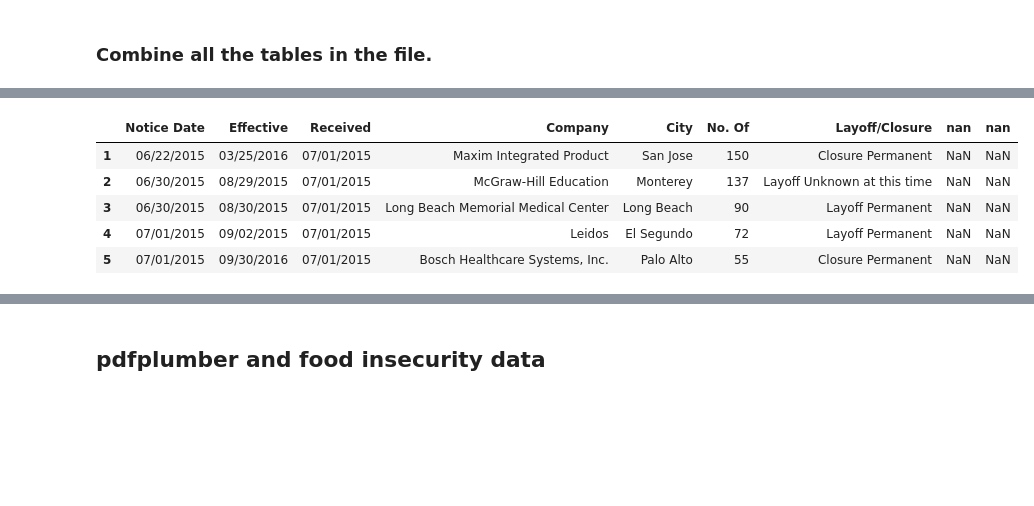
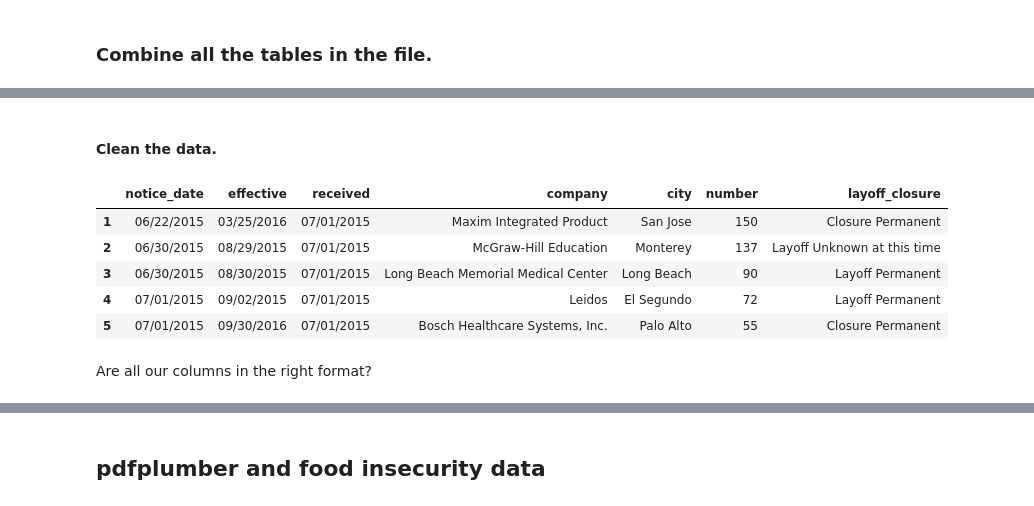
Before and after one commit to JoeYerardi/data-plus-narrative-2019-advanced-data-from-documents, a Jupyter notebook: pdf-conversion-with-python.ipynb, the cells around one changed output, grey strips where cells are left out. Cells and saved outputs as stored; diff of their text form; code cells hidden in the pictures; blank space fills up the shorter version.

Commit message:
Cleanup and analysis for first two examples.

```diff
--- a/pdf-conversion-with-python.ipynb
+++ b/pdf-conversion-with-python.ipynb
@@ -222,0 +310,8 @@ table[:3]
+# %%
+# Grab the first table and assign it to a variable
+first_table = pdf.pages[14].find_tables()[0]
+# Extract the data from that table
+first_table.extract()
+# Turn that extracted data into a dataframe
+first_table_df = pd.DataFrame(first_table.extract())
+first_table_df.head()
@@ -228,7 +343,7 @@ tables = pdf.pages
 # Create an empty list
 table_dfs = []
 # Convert each item in the list of tables to a dataframe and append them to a list
-table_dfs = [pd.DataFrame(tables[i].extract_table()) for i in range(len(tables))]
+table_dfs = [pd.DataFrame(tables[i].extract_table()) for i in range(len(tables) - 2)] # But skip the last two pages
 # Concatenate the dataframes in the list into a single dataframe
 ca_warn_notices = pd.concat(table_dfs)
 ca_warn_notices.head()
@@ -243,0 +370,3 @@ ca_warn_notices.head()
+# %%
+ca_warn_notices = pd.concat([ca_warn_notices, first_table_df])
+ca_warn_notices.tail(50)
@@ -244,15 +391,20 @@ ca_warn_notices.head()
+# %% [markdown]
+#### Clean the data.
 # %%
-# Use the first row as the column names
-ca_warn_notices.columns = ca_warn_notices.iloc[0]
-ca_warn_notices = ca_warn_notices[1:]
+# Rename the columns
+ca_warn_notices.columns = ['notice_date', 'effective', 'received', 'company', 'city', 'number', 'layoff_closure']
+# Drop the duplicate header row
+ca_warn_notices = ca_warn_notices[(ca_warn_notices['notice_date'] != 'Notice Date')]
 # Deal with extra spaces in the second and third columns
-ca_warn_notices['Effective'] = ca_warn_notices['Effective'].str.replace(' ', '')
-ca_warn_notices['Received'] = ca_warn_notices['Received'].str.replace(' ', '')
+ca_warn_notices['effective'] = ca_warn_notices['effective'].str.replace(' ', '')
+ca_warn_notices['received'] = ca_warn_notices['received'].str.replace(' ', '')
 ca_warn_notices.head()
 # %% [output]
-|  | Notice Date | Effective | Received | Company | City | No. Of | Layoff/Closure | nan | nan |
-| 1 | 06/22/2015 | 03/25/2016 | 07/01/2015 | Maxim Integrated Product | San Jose | 150 | Closure Permanent | NaN | NaN |
-| 2 | 06/30/2015 | 08/29/2015 | 07/01/2015 | McGraw-Hill Education | Monterey | 137 | Layoff Unknown at this time | NaN | NaN |
-| 3 | 06/30/2015 | 08/30/2015 | 07/01/2015 | Long Beach Memorial Medical Center | Long Beach | 90 | Layoff Permanent | NaN | NaN |
-| 4 | 07/01/2015 | 09/02/2015 | 07/01/2015 | Leidos | El Segundo | 72 | Layoff Permanent | NaN | NaN |
-| 5 | 07/01/2015 | 09/30/2016 | 07/01/2015 | Bosch Healthcare Systems, Inc. | Palo Alto | 55 | Closure Permanent | NaN | NaN |
+|  | notice_date | effective | received | company | city | number | layoff_closure |
+| 1 | 06/22/2015 | 03/25/2016 | 07/01/2015 | Maxim Integrated Product | San Jose | 150 | Closure Permanent |
+| 2 | 06/30/2015 | 08/29/2015 | 07/01/2015 | McGraw-Hill Education | Monterey | 137 | Layoff Unknown at this time |
+| 3 | 06/30/2015 | 08/30/2015 | 07/01/2015 | Long Beach Memorial Medical Center | Long Beach | 90 | Layoff Permanent |
+| 4 | 07/01/2015 | 09/02/2015 | 07/01/2015 | Leidos | El Segundo | 72 | Layoff Permanent |
+| 5 | 07/01/2015 | 09/30/2016 | 07/01/2015 | Bosch Healthcare Systems, Inc. | Palo Alto | 55 | Closure Permanent |
+# %% [markdown]
+Are all our columns in the right format?
```
Also changed, not shown: parts of 55 cells of this notebook.
